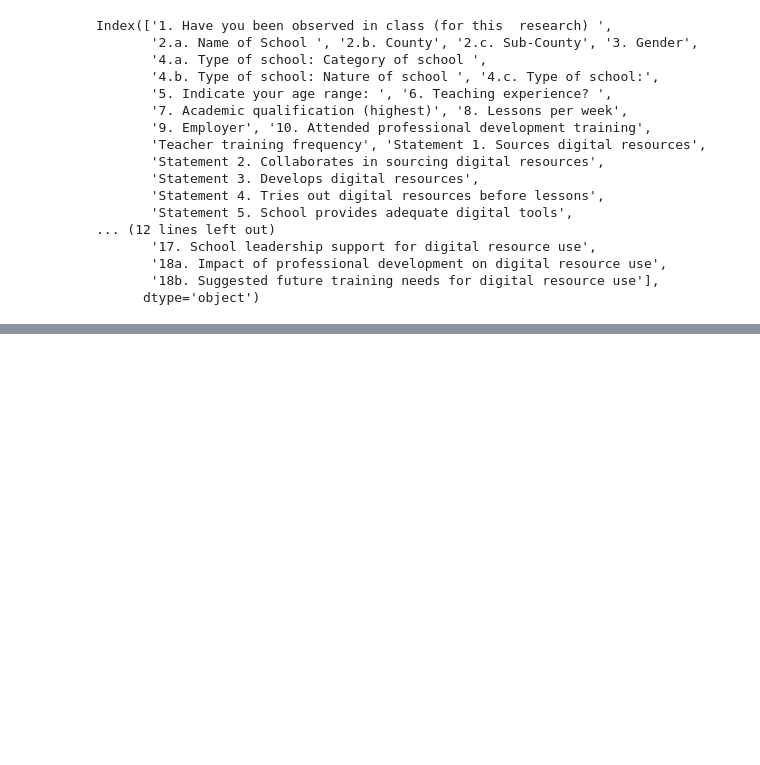
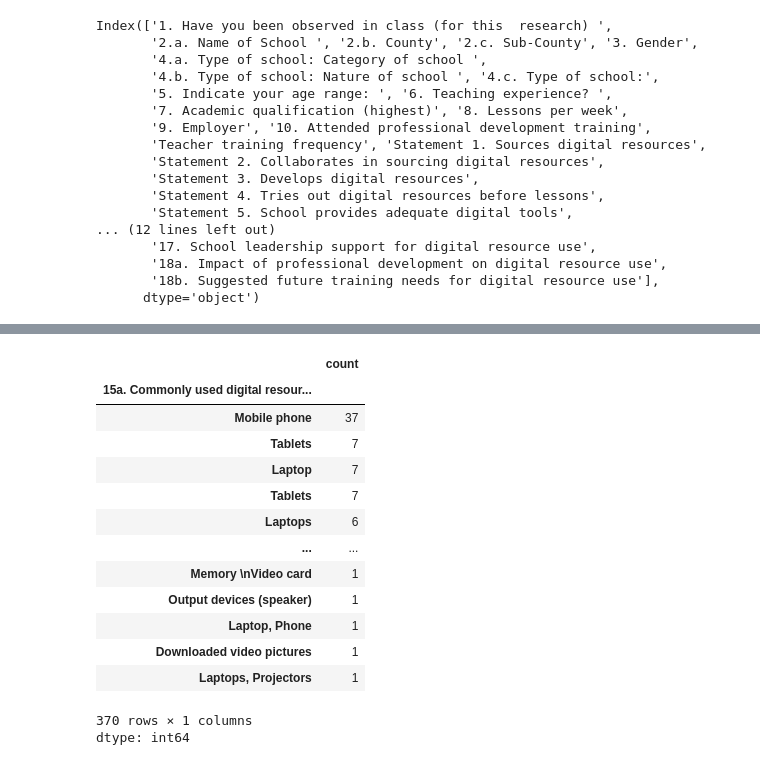
Before and after one commit to davidmasai/kenya-stem-digital-efficacy, a Jupyter notebook: Kenya_stem_digital_efficacy.ipynb, the cells around one changed output, grey strips where cells are left out. Drawn from its saved outputs; the diff is of its cells as text; code cells hidden in the pictures; blank space fills up the shorter version.

```diff
--- a/Kenya_stem_digital_efficacy.ipynb
+++ b/Kenya_stem_digital_efficacy.ipynb
@@ -1084,0 +1123,18 @@ Index(['1. Have you been observed in class (for this  research) ',
+# %%
+questions['15a. Commonly used digital resources (Hardware)'].value_counts()
+# %% [output]
+|  | count |
+| 15a. Commonly used digital resour... |  |
+| Mobile phone | 37 |
+| Tablets | 7 |
+| Laptop | 7 |
+| Tablets | 7 |
+| Laptops | 6 |
+| ... | ... |
+| Memory \nVideo card | 1 |
+| Output devices (speaker) | 1 |
+| Laptop, Phone | 1 |
+| Downloaded video pictures | 1 |
+| Laptops, Projectors | 1 |
+370 rows × 1 columns
+dtype: int64
```
Also changed, not shown: parts of 3 cells of this notebook.
